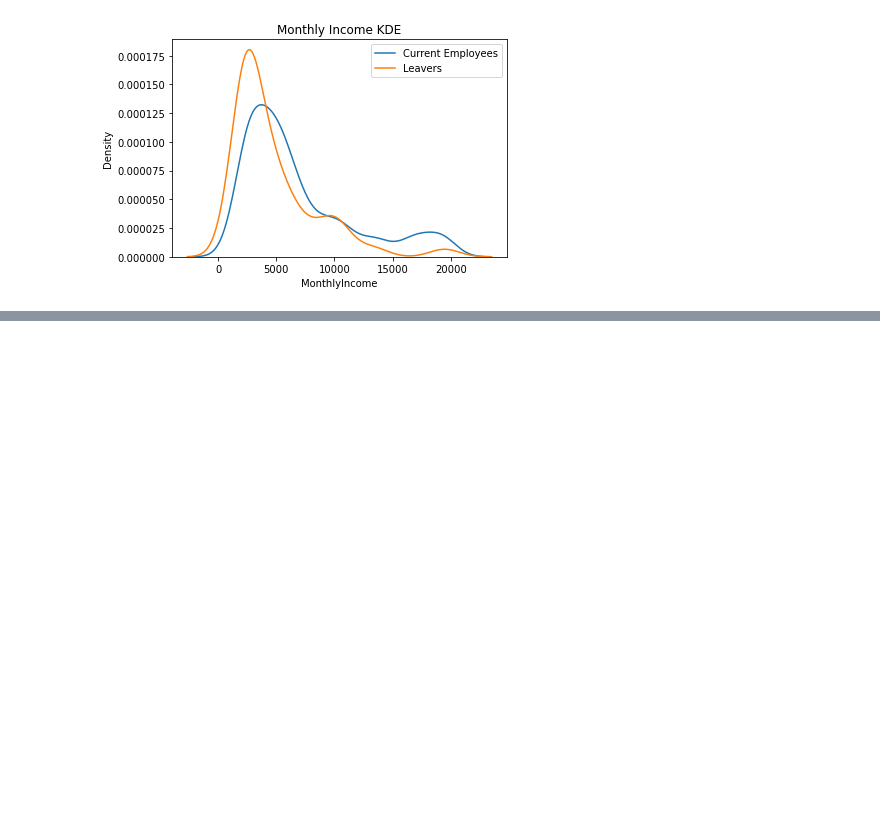
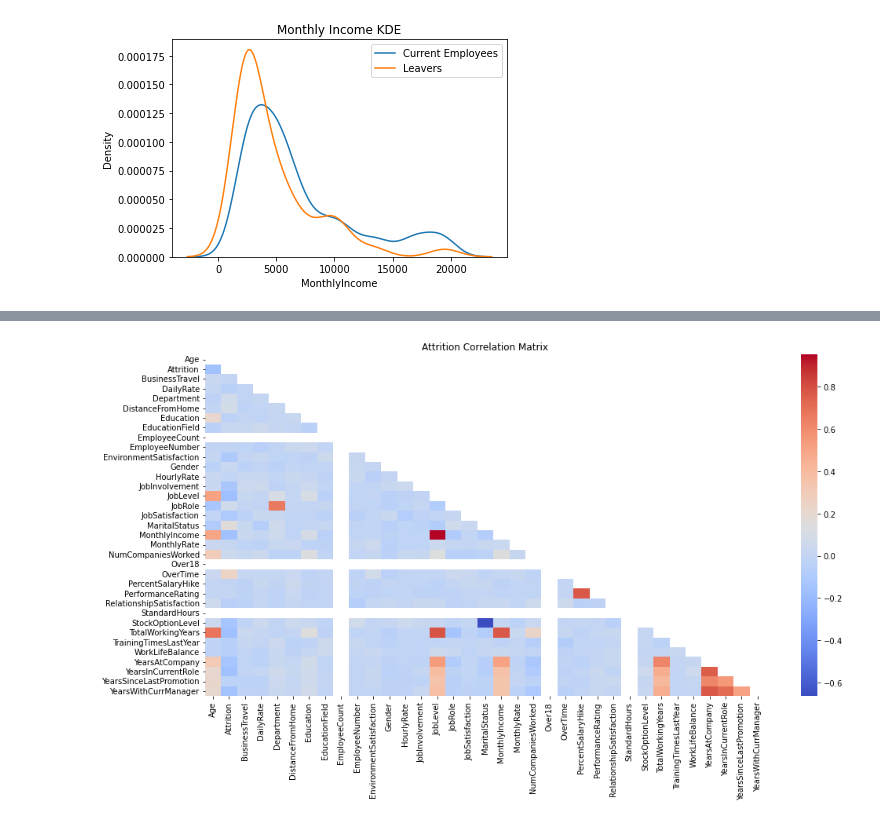
Before and after one commit to J-Fairgrieve/Attrition-Estimator, a Jupyter notebook: Attrition EDA.ipynb, the cells around one changed output, grey strips where cells are left out. Saved outputs shown, nothing was run; the diff lists cells and outputs as text; code cells hidden in the pictures; blank space fills up the shorter version.

Commit message:
Add correlation matrix workings

```diff
--- a/Attrition EDA.ipynb
+++ b/Attrition EDA.ipynb
@@ -87,0 +110,12 @@ plt.show()
+# %%
+# Create a new df for the converted data types
+cat_df = df
+
+# Create a loop to convert the "Object" features so the heatmap can be created
+for x in cat_df.columns:
+    if cat_df[x].dtype == "object":
+        cat_df[x] = cat_df[x].astype("category")
+        cat_df[x] = cat_df[x].cat.codes
+
+# Check the converted columns
+cat_df.dtypes
@@ -87,0 +140,13 @@ plt.show()
+# %%
+# Create the correlation heat map
+corr = cat_df.corr()
+mask = np.zeros_like(corr)
+mask[np.triu_indices_from(mask)] = True
+
+plt.figure(figsize=(16, 8))
+plt.title("Attrition Correlation Matrix")
+sns.heatmap(corr, mask = mask, cmap = "coolwarm")
+plt.savefig("Images/CorrelationMatrix.png")
+plt.show()
+# %% [output]
+[figure, added]
```
Also changed, not shown: parts of 4 cells of this notebook, 1 other file.
